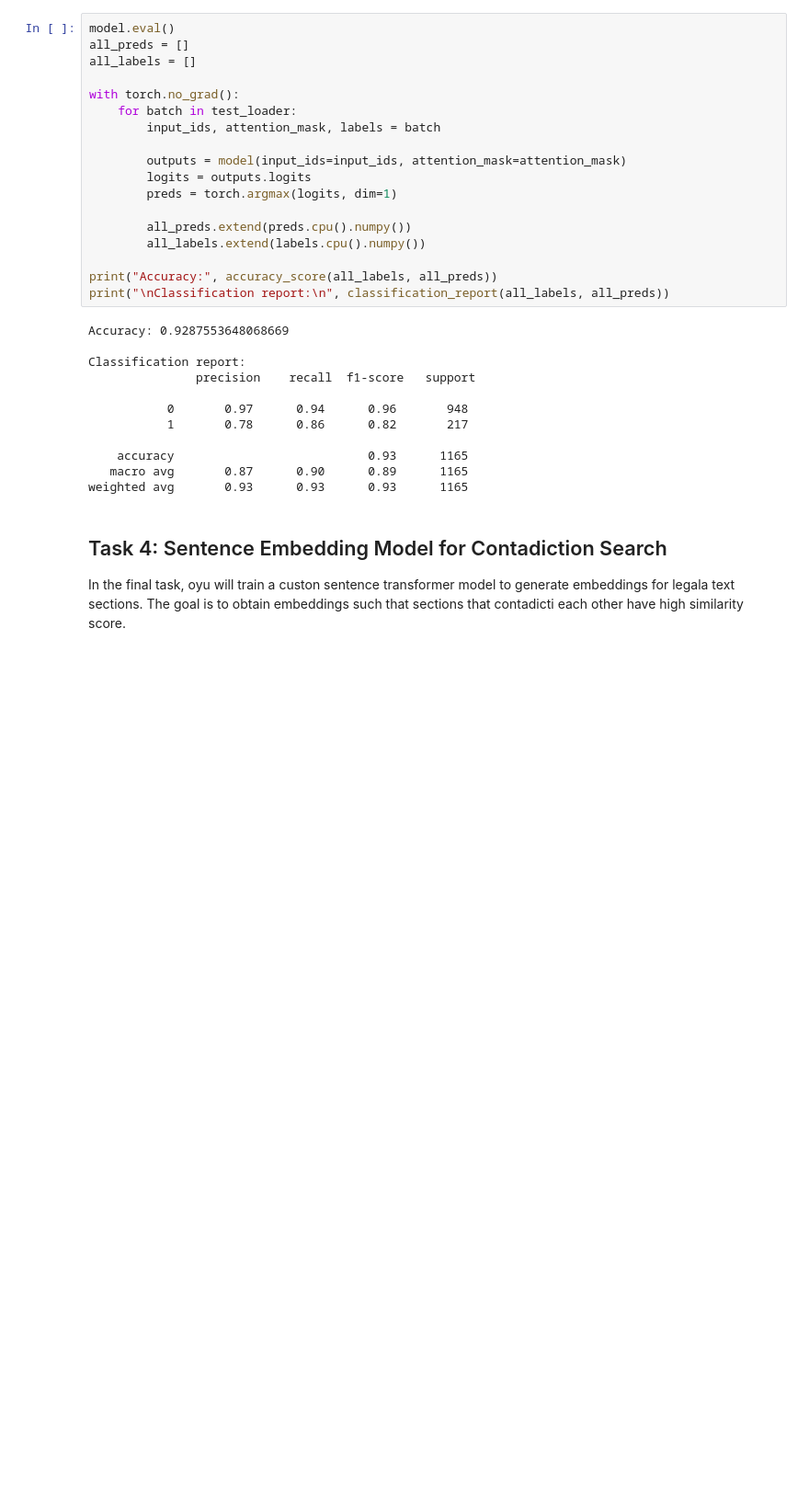
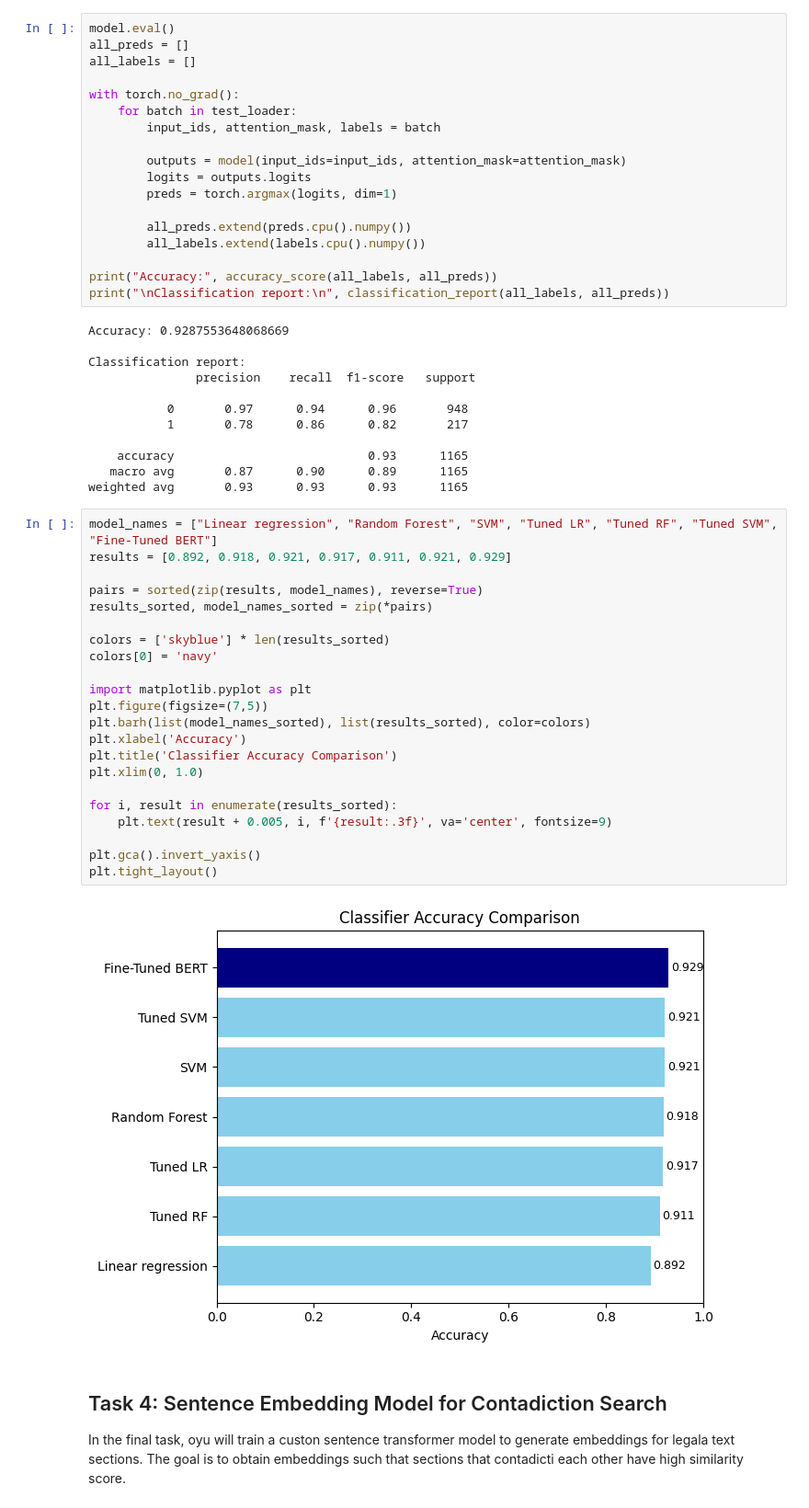
Before and after one commit to Favstina/IntelligentSystems-Assigment_2, a Jupyter notebook: Assigment2.ipynb, the cells around one changed output. Shown at 92% size. Drawn from its saved outputs; the diff is of its cells as text; blank space fills up the shorter version.

```diff
--- a/Assigment2.ipynb
+++ b/Assigment2.ipynb
@@ -638,6 +638,30 @@ Classification report:
     accuracy                           0.93      1165
    macro avg       0.87      0.90      0.89      1165
 weighted avg       0.93      0.93      0.93      1165
+# %%
+model_names = ["Linear regression", "Random Forest", "SVM", "Tuned LR", "Tuned RF", "Tuned SVM", "Fine-Tuned BERT"]
+results = [0.892, 0.918, 0.921, 0.917, 0.911, 0.921, 0.929]
+
+pairs = sorted(zip(results, model_names), reverse=True)
+results_sorted, model_names_sorted = zip(*pairs)
+
+colors = ['skyblue'] * len(results_sorted)
+colors[0] = 'navy'
+
+import matplotlib.pyplot as plt
+plt.figure(figsize=(7,5))
+plt.barh(list(model_names_sorted), list(results_sorted), color=colors)
+plt.xlabel('Accuracy')
+plt.title('Classifier Accuracy Comparison')
+plt.xlim(0, 1.0)
+
+for i, result in enumerate(results_sorted):
+    plt.text(result + 0.005, i, f'{result:.3f}', va='center', fontsize=9)
+
+plt.gca().invert_yaxis()
+plt.tight_layout()
+# %% [output]
+[figure, added]
 # %% [markdown]
 ## Task 4: Sentence Embedding Model for Contadiction Search
 In the final task, oyu will train a custon sentence transformer model to generate embeddings for legala text sections. The goal is to obtain embeddings such that sections that contadicti each other have high similarity score.
```
Also changed, not shown: parts of 3 cells of this notebook, 3 other files.
